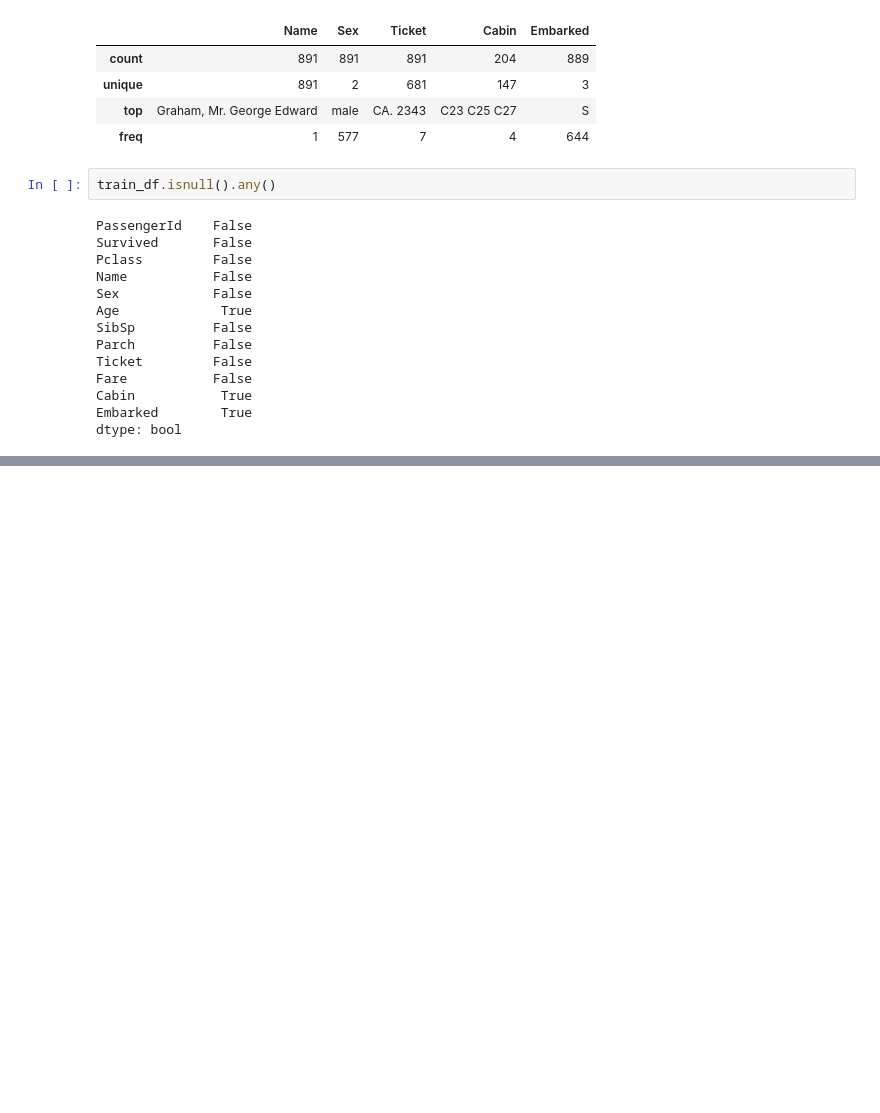
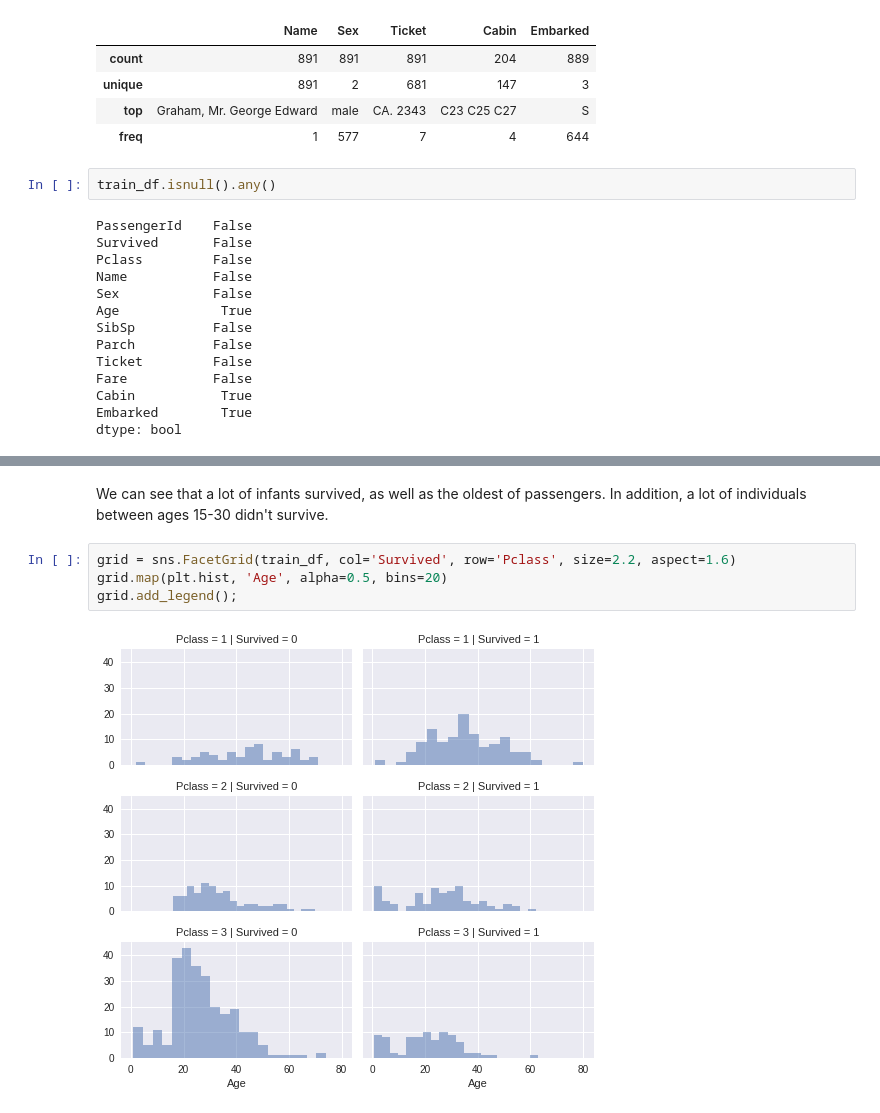
Before and after one commit to malcolmmathew-zz/kaggle-titanic, a Jupyter notebook: Titanic.ipynb, the cells around one changed output, grey strips where cells are left out. Saved outputs shown, nothing was run; the diff lists cells and outputs as text; blank space fills up the shorter version.

```diff
--- a/Titanic.ipynb
+++ b/Titanic.ipynb
@@ -141,0 +203,8 @@ We can probably discard Cabin due to the null and incomplete values in test and
+# %% [markdown]
+We can see that a lot of infants survived, as well as the oldest of passengers. In addition, a lot of individuals between ages 15-30 didn't survive.
+# %%
+grid = sns.FacetGrid(train_df, col='Survived', row='Pclass', size=2.2, aspect=1.6)
+grid.map(plt.hist, 'Age', alpha=0.5, bins=20)
+grid.add_legend();
+# %% [output]
+[figure, added]
```
Also changed, not shown: parts of 34 cells of this notebook.
